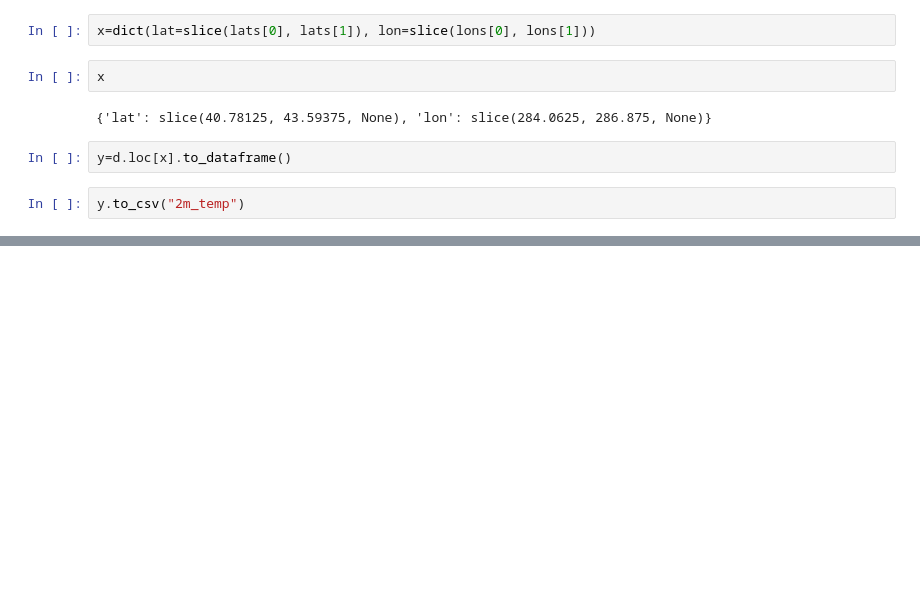
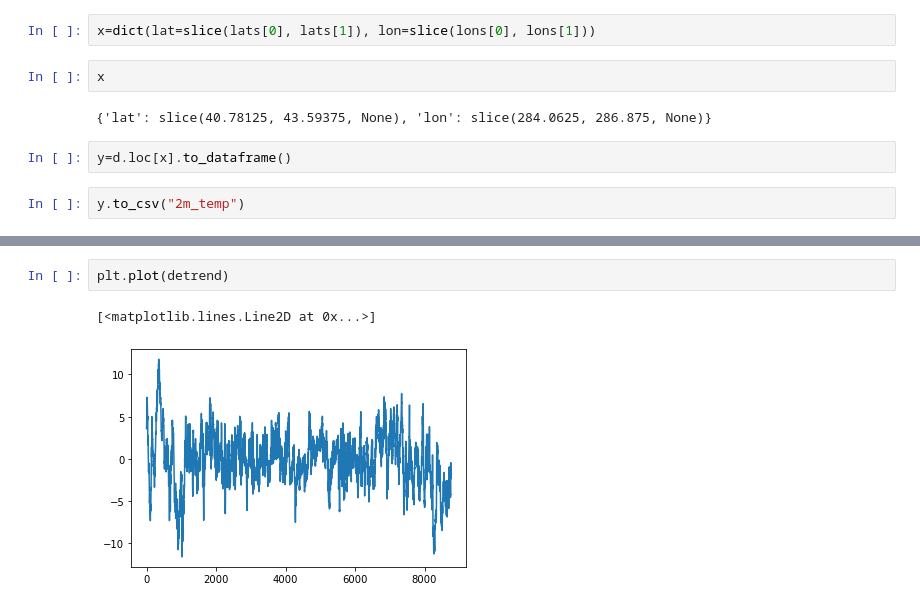
Before and after one commit to kahchanlow/crims2s, a Jupyter notebook: notebooks/Test read weather beanch.ipynb, the cells around one changed output, grey strips where cells are left out. Saved outputs shown, nothing was run; the diff lists cells and outputs as text; blank space fills up the shorter version.

```diff
--- a/notebooks/Test read weather beanch.ipynb
+++ b/notebooks/Test read weather beanch.ipynb
@@ -34,0 +89,5 @@ y.to_csv("2m_temp")
+# %%
+plt.plot(detrend)
+# %% [output]
+[<matplotlib.lines.Line2D at 0x...>]
+[figure, added]
```
Also changed, not shown: parts of 10 cells of this notebook.
